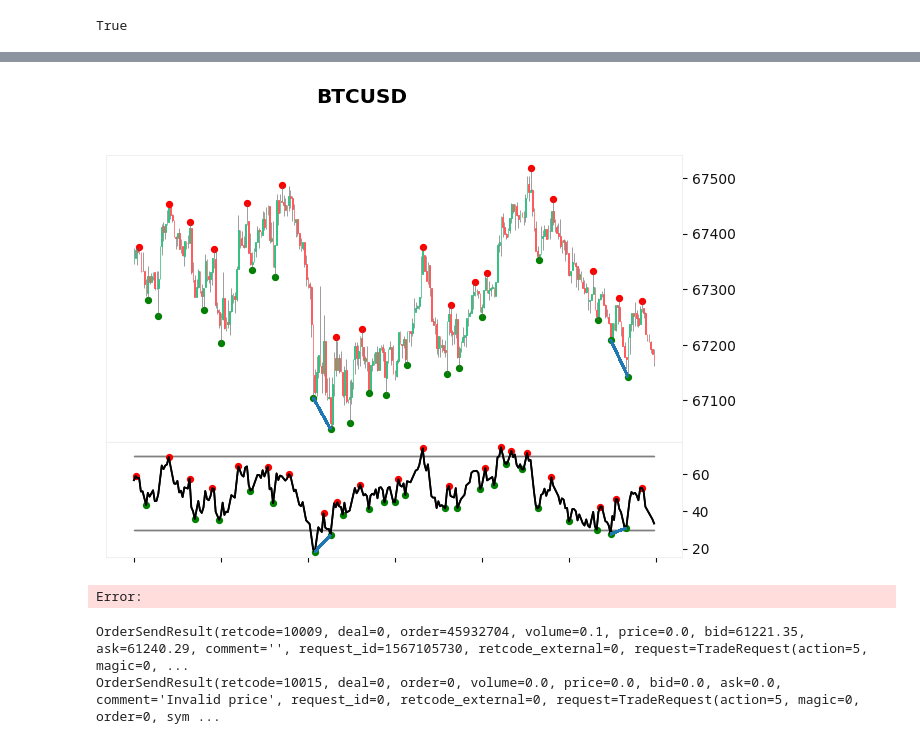
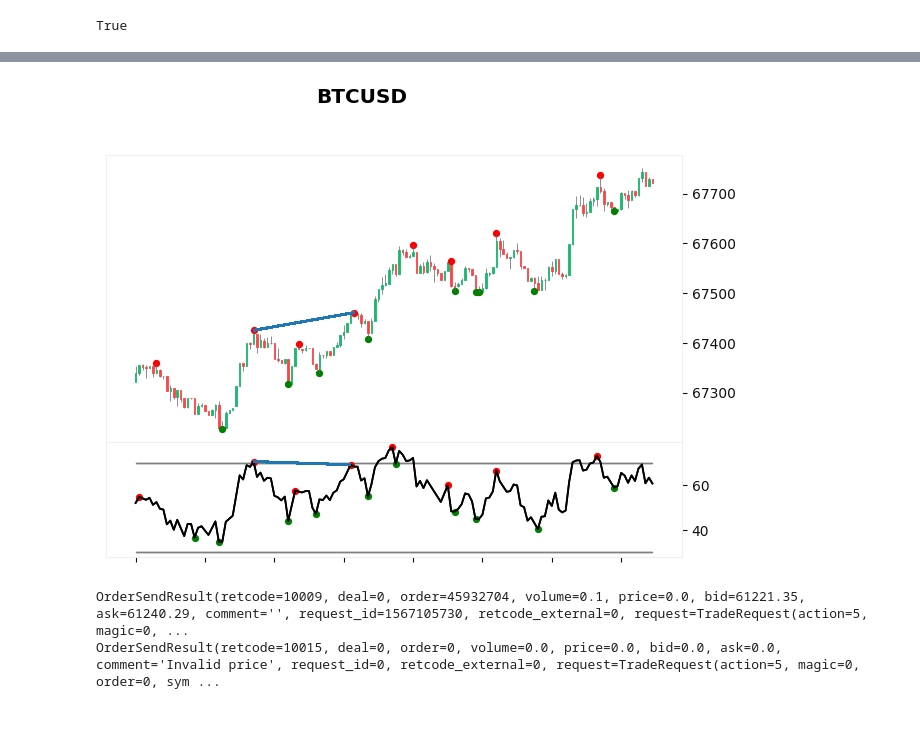
Before and after one commit to nguyenvantat1182002/rsi-signal-bot, a Jupyter notebook: rsi-signal-bot.ipynb, the cells around one changed output, grey strips where cells are left out. Cells and saved outputs as stored; diff of their text form; code cells hidden in the pictures.

```diff
--- a/rsi-signal-bot.ipynb
+++ b/rsi-signal-bot.ipynb
@@ -126,7 +126,7 @@ def detect_divergence(df: pd.DataFrame):
 # %%
 symbol = 'BTCUSD'
 # %%
-rates = mt5.copy_rates_from_pos(symbol, mt5.TIMEFRAME_H1, 0, 1000)
+rates = mt5.copy_rates_from_pos(symbol, mt5.TIMEFRAME_M1, 0, 1000)
 
 df = pd.DataFrame(rates)
 df['time'] = pd.to_datetime(df['time'], unit='s')
@@ -141,24 +141,3 @@ df['rsi_pivot_high'] = df['rsi'] == df['rsi'].rolling(2 * window_size + 1, cente
 df['rsi_pivot_low'] = df['rsi'] == df['rsi'].rolling(2 * window_size + 1, center=True).min()
 df['pivot_high'] = df['high'] == df['high'].rolling(2 * window_size + 1, center=True).max()
 df['pivot_low'] = df['low'] == df['low'].rolling(2 * window_size + 1, center=True).min()
-
-
-
-df = df.rename(columns={'tick_volume': 'Volume', 'close': 'Close', 'open': 'Open', 'high': 'High', 'low': 'Low'})
-
-
-from market_profile import MarketProfile
-from datetime import datetime, timedelta
-
-
-date = pd.to_datetime('2024-10-18')
-start_time = date.replace(hour=0, minute=0, second=0, microsecond=0)
-end_time = start_time + timedelta(days=1)
-
-start_time = pd.to_datetime(start_time)
-end_time = pd.to_datetime(end_time)
-mask = (df['time'] >= start_time) & (df['time'] <= end_time)
-daily_data = df[mask]
-
-vp = ta.vp(daily_data['Close'], daily_data['Volume'], len(daily_data))
-vp
@@ -226,5 +144,5 @@ Error:
 # %%
-df = df.tail(300)
+df = df.tail(150)
 df.set_index(df['time'], inplace=True)
 
 price_lines, rsi_lines = detect_divergence(df)
@@ -234,35 +152,34 @@ rsi_pivot_lows = np.where(df['rsi_pivot_low'], df['rsi'], np.nan)
 pivot_highs = np.where(df['pivot_high'], df['high'], np.nan)
 pivot_lows = np.where(df['pivot_low'], df['low'], np.nan)
 
 plots = [
     mpf.make_addplot(df['rsi'], panel=1, color='black', fill_between=dict(y1=30, y2=30, color="gray")),
     mpf.make_addplot(df['rsi'], panel=1, color='black', fill_between=dict(y1=70, y2=70, color="gray")),
     mpf.make_addplot(rsi_pivot_highs, panel=1, color='red', type='scatter'),
     mpf.make_addplot(rsi_pivot_lows, panel=1, color='green', type='scatter'),
     mpf.make_addplot(pivot_highs, panel=0, color='red', type='scatter'),
     mpf.make_addplot(pivot_lows, panel=0, color='green', type='scatter'),
 ]
 
 style = mpf.make_mpf_style(base_mpf_style='yahoo', rc={'grid.alpha':0}, figcolor='#fff', facecolor="#fff")
 _, axs = mpf.plot(
     df,
     title=symbol,
     type='candle',
     style=style,
     volume=False,
     ylabel='',
     ylabel_lower='',
     datetime_format='',
     addplot=plots,
     returnfig=True,
     alines=dict(alines=price_lines),
 )
 
 rsi_lines = mpf._utils._construct_aline_collections(dict(alines=rsi_lines), df.index)
 axs[2].add_collection(rsi_lines);
 # %% [output]
-[figure, old version]
+[figure, new version]
-Error:
 # %%
 symbol = 'BTCUSD'
 
```
Also changed, not shown: parts of 2 cells of this notebook, 5 other files.
